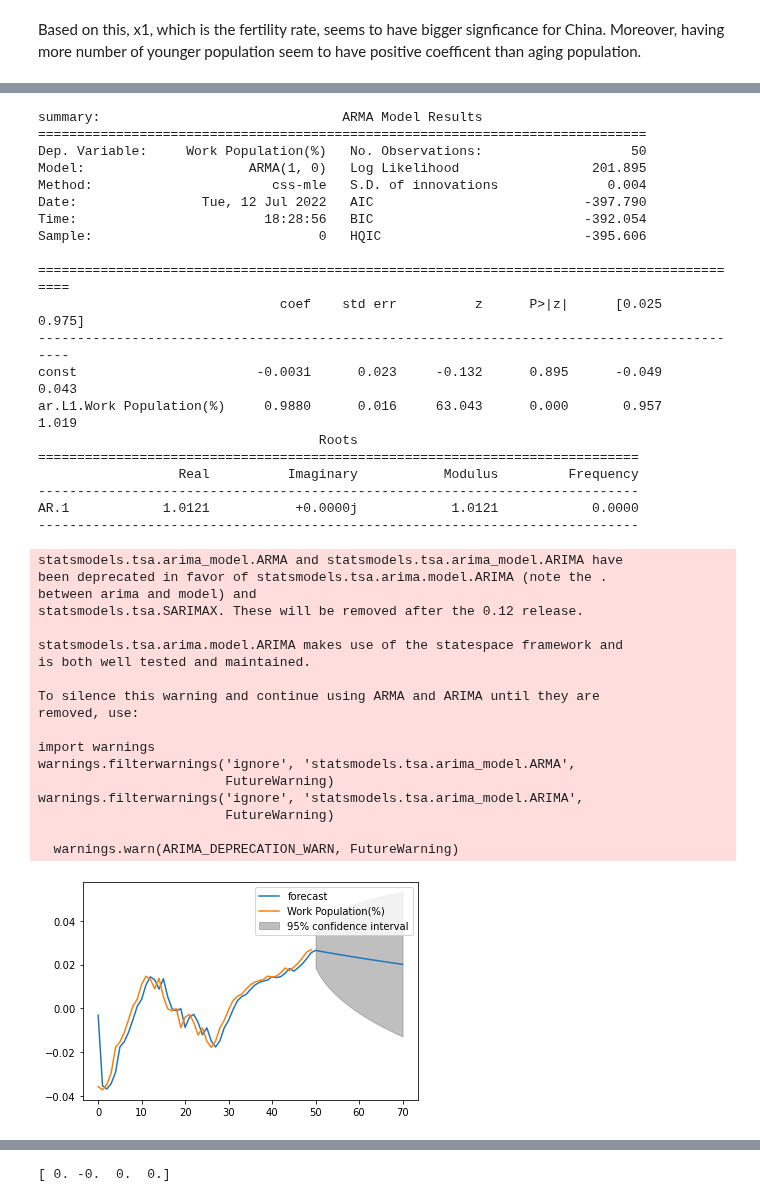
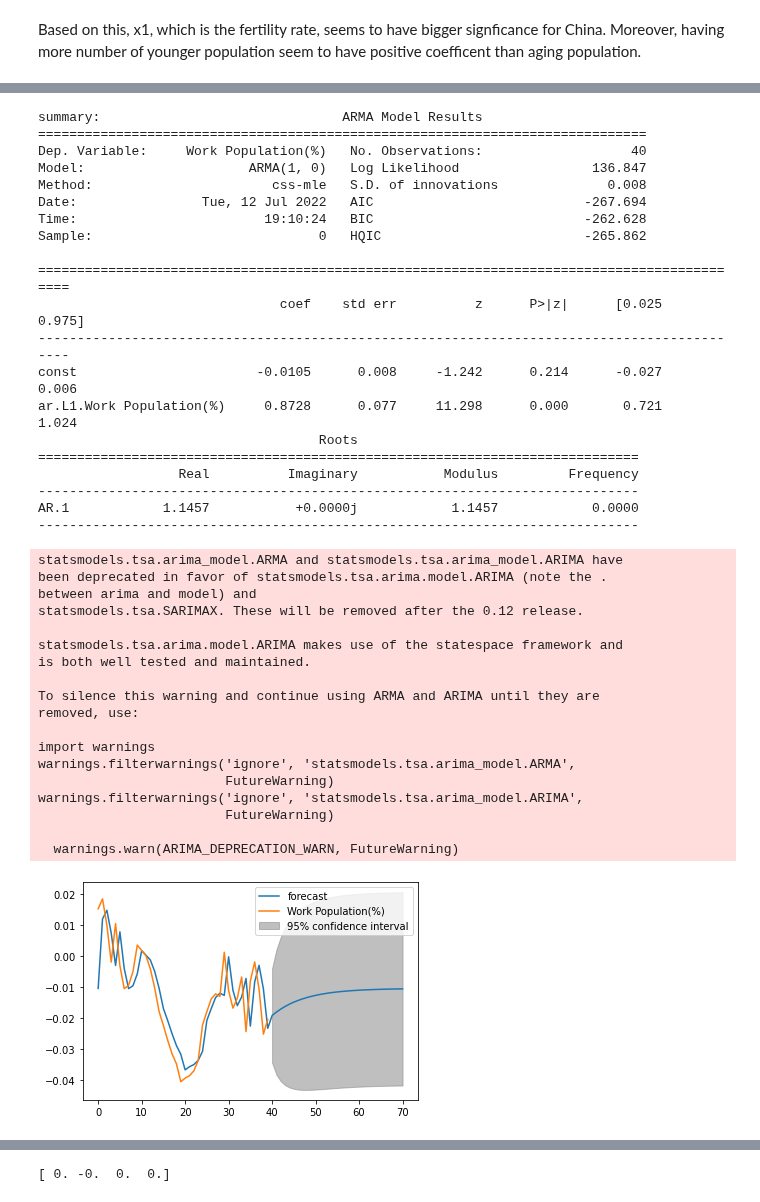
Before and after one commit to SangHyuNBack/2nd-Capstone-Project, a Jupyter notebook: Modeling.ipynb, the cells around one changed output, grey strips where cells are left out. Cells and saved outputs as stored; diff of their text form; code cells hidden in the pictures.

```diff
--- a/Modeling.ipynb
+++ b/Modeling.ipynb
@@ -36,15 +36,16 @@ Singapore.dropna(inplace = True)
 Malaysia.dropna(inplace = True)
 # %%
 features =['14 Under', '15 to 64', '64 Above', 'Female(%)']
-def Test_Train_STD(x):
+
+def Test_Train(x):
     y = x['Work Population(%)'].pct_change()
     X = x[features].pct_change()
     y.dropna(inplace= True)
     X.dropna(inplace=True)
-    y_train =  y[:50]
-    y_test = y[50:]
-    X_train =  X[:50]
-    X_test =  X[50:]
+    y_train =  y[:40]
+    y_test = y[40:]
+    X_train =  X[:40]
+    X_test =  X[40:]
     return (X_train, X_test, y_train, y_test)
 # %%
 from sklearn.preprocessing import MinMaxScaler
@@ -230,48 +237,49 @@ empty
 # %%
-X_train, X_test, y_train, y_test = Test_Train_STD(Japan)
+X_train, X_test, y_train, y_test = Test_Train(China)
 from statsmodels.tsa.arima_model import ARMA
 mod = ARMA(y_train, order=(1,0))
 res = mod.fit()
+
 print("summary:",res.summary())
 res.plot_predict(start=0, end=70)
 plt.show()
 # %% [output]
 summary:                               ARMA Model Results
 ==============================================================================
-Dep. Variable:     Work Population(%)   No. Observations:                   50
-Model:                     ARMA(1, 0)   Log Likelihood                 201.895
-Method:                       css-mle   S.D. of innovations              0.004
-Date:                Tue, 12 Jul 2022   AIC                           -397.790
-Time:                        18:28:56   BIC                           -392.054
-Sample:                             0   HQIC                          -395.606
+Dep. Variable:     Work Population(%)   No. Observations:                   40
+Model:                     ARMA(1, 0)   Log Likelihood                 136.847
+Method:                       css-mle   S.D. of innovations              0.008
+Date:                Tue, 12 Jul 2022   AIC                           -267.694
+Time:                        19:10:24   BIC                           -262.628
+Sample:                             0   HQIC                          -265.862
 
 ============================================================================================
                                coef    std err          z      P>|z|      [0.025      0.975]
 --------------------------------------------------------------------------------------------
-const                       -0.0031      0.023     -0.132      0.895      -0.049       0.043
-ar.L1.Work Population(%)     0.9880      0.016     63.043      0.000       0.957       1.019
+const                       -0.0105      0.008     -1.242      0.214      -0.027       0.006
+ar.L1.Work Population(%)     0.8728      0.077     11.298      0.000       0.721       1.024
                                     Roots
 =============================================================================
                   Real          Imaginary           Modulus         Frequency
 -----------------------------------------------------------------------------
-AR.1            1.0121           +0.0000j            1.0121            0.0000
+AR.1            1.1457           +0.0000j            1.1457            0.0000
 -----------------------------------------------------------------------------
 statsmodels.tsa.arima_model.ARMA and statsmodels.tsa.arima_model.ARIMA have
 been deprecated in favor of statsmodels.tsa.arima.model.ARIMA (note the .
 between arima and model) and
 statsmodels.tsa.SARIMAX. These will be removed after the 0.12 release.
 
 statsmodels.tsa.arima.model.ARIMA makes use of the statespace framework and
 is both well tested and maintained.
 
 To silence this warning and continue using ARMA and ARIMA until they are
 removed, use:
 
 import warnings
 warnings.filterwarnings('ignore', 'statsmodels.tsa.arima_model.ARMA',
                         FutureWarning)
 warnings.filterwarnings('ignore', 'statsmodels.tsa.arima_model.ARIMA',
                         FutureWarning)
 
   warnings.warn(ARIMA_DEPRECATION_WARN, FutureWarning)
-[figure, old version]
+[figure, new version]
```
Also changed, not shown: parts of 25 cells of this notebook.
